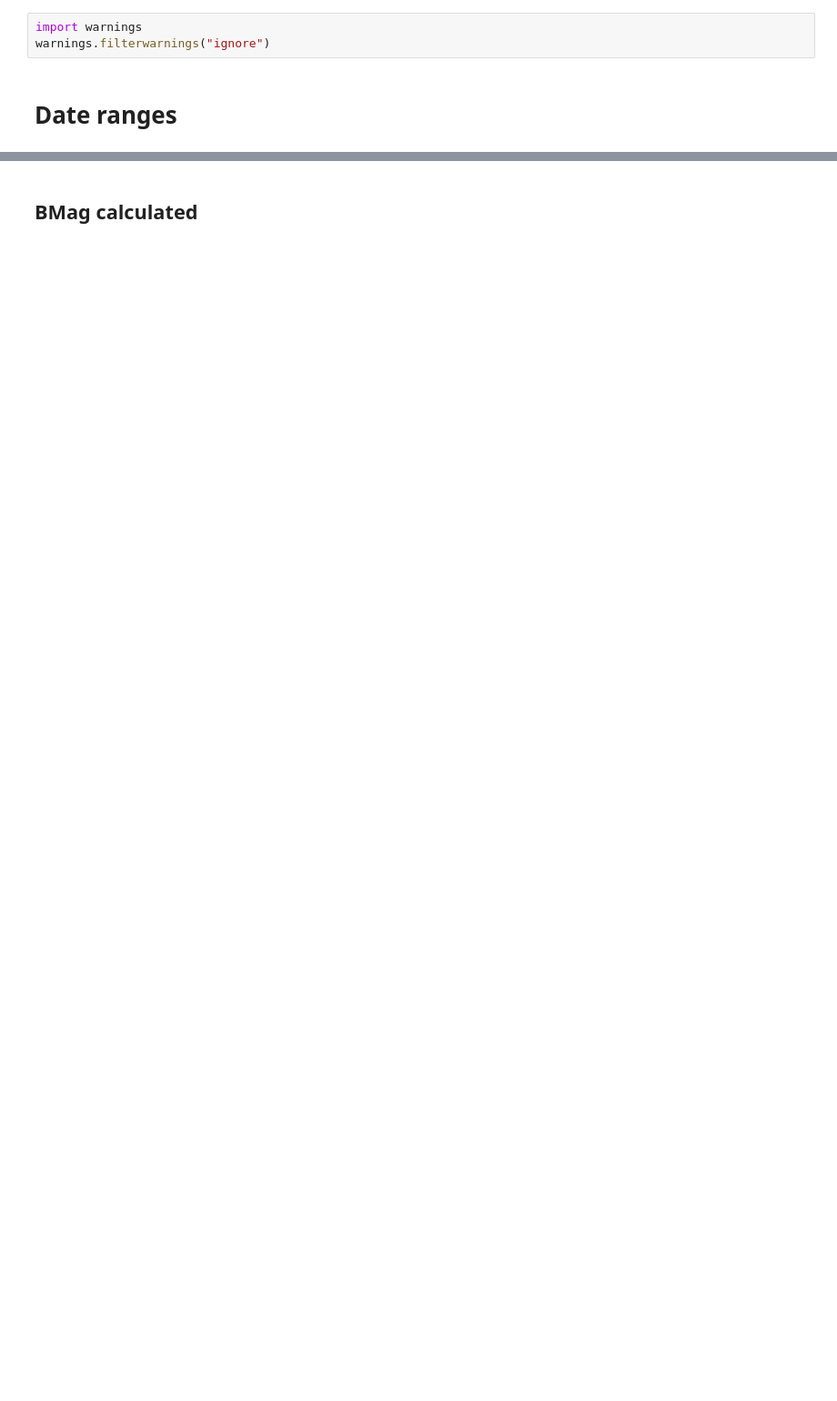
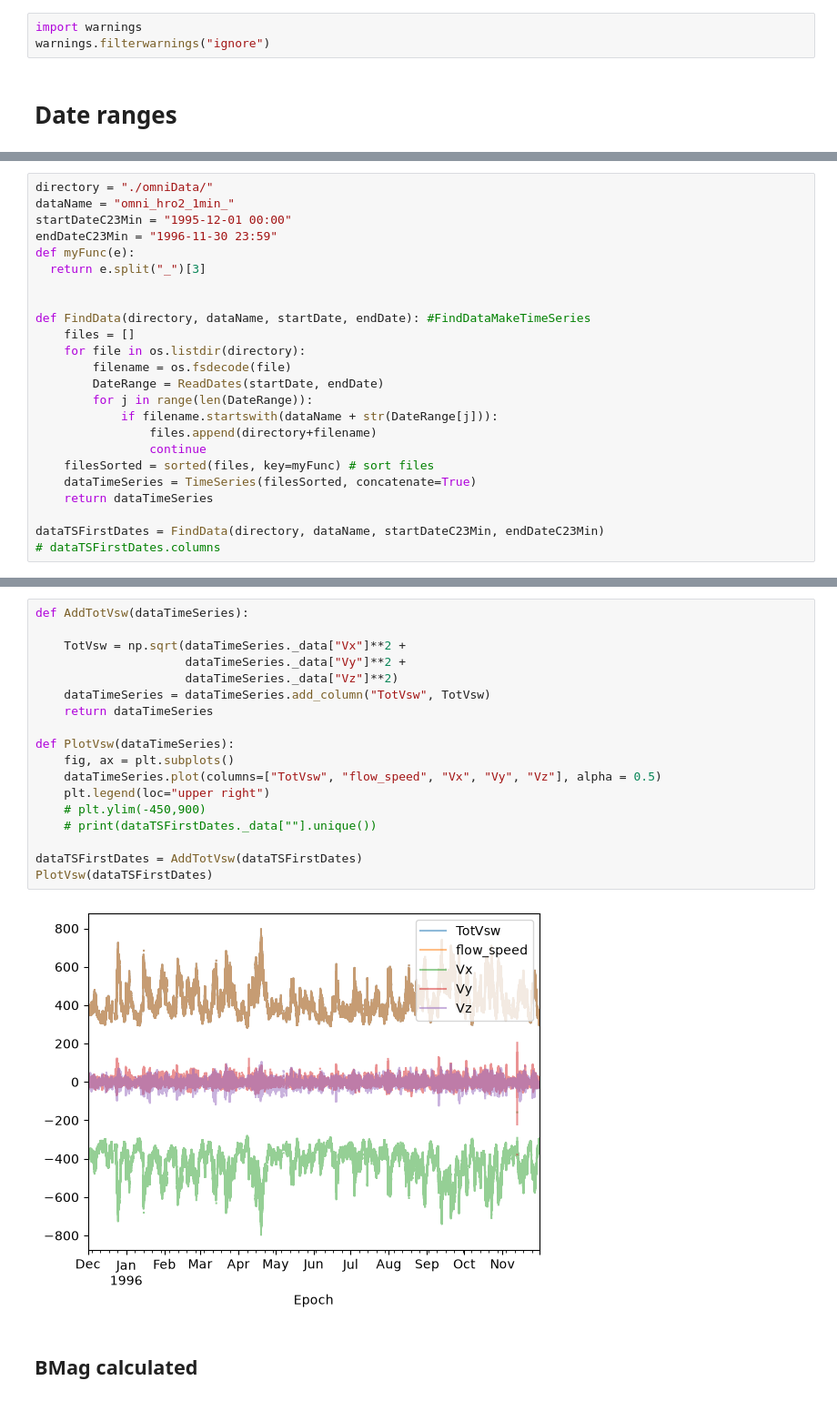
Before and after one commit to rahyndman/SolarWindCode, a Jupyter notebook: PlottingData.ipynb, the cells around one changed output, grey strips where cells are left out. Shown at 91% size. Cells and saved outputs as stored; diff of their text form; blank space fills up the shorter version.

```diff
--- a/PlottingData.ipynb
+++ b/PlottingData.ipynb
@@ -40 +57,25 @@ warnings.filterwarnings("ignore")
+# %%
+directory = "./omniData/"
+dataName = "omni_hro2_1min_"
+startDateC23Min = "1995-12-01 00:00"
+endDateC23Min = "1996-11-30 23:59"
+def myFunc(e):
+  return e.split("_")[3]
+
+
+def FindData(directory, dataName, startDate, endDate): #FindDataMakeTimeSeries
+    files = []
+    for file in os.listdir(directory):
+        filename = os.fsdecode(file)
+        DateRange = ReadDates(startDate, endDate)
+        for j in range(len(DateRange)):
+            if filename.startswith(dataName + str(DateRange[j])):
+                files.append(directory+filename)
+                continue
+    filesSorted = sorted(files, key=myFunc) # sort files
+    dataTimeSeries = TimeSeries(filesSorted, concatenate=True)
+    return dataTimeSeries
+
+dataTSFirstDates = FindData(directory, dataName, startDateC23Min, endDateC23Min)
+# dataTSFirstDates.columns
 # %%
@@ -173,3 +103,23 @@ plt.legend(loc="upper right")
+# %%
+def AddTotVsw(dataTimeSeries):
+
+    TotVsw = np.sqrt(dataTimeSeries._data["Vx"]**2 +
+                     dataTimeSeries._data["Vy"]**2 +
+                     dataTimeSeries._data["Vz"]**2)
+    dataTimeSeries = dataTimeSeries.add_column("TotVsw", TotVsw)
+    return dataTimeSeries
+
+def PlotVsw(dataTimeSeries):
+    fig, ax = plt.subplots()
+    dataTimeSeries.plot(columns=["TotVsw", "flow_speed", "Vx", "Vy", "Vz"], alpha = 0.5)
+    plt.legend(loc="upper right")
+    # plt.ylim(-450,900)
+    # print(dataTSFirstDates._data[""].unique())
+
+dataTSFirstDates = AddTotVsw(dataTSFirstDates)
+PlotVsw(dataTSFirstDates)
+# %% [output]
+[figure, added]
 # %% [markdown]
 ## BMag calculated
 # %%
```
Also changed, not shown: parts of 14 cells of this notebook.
